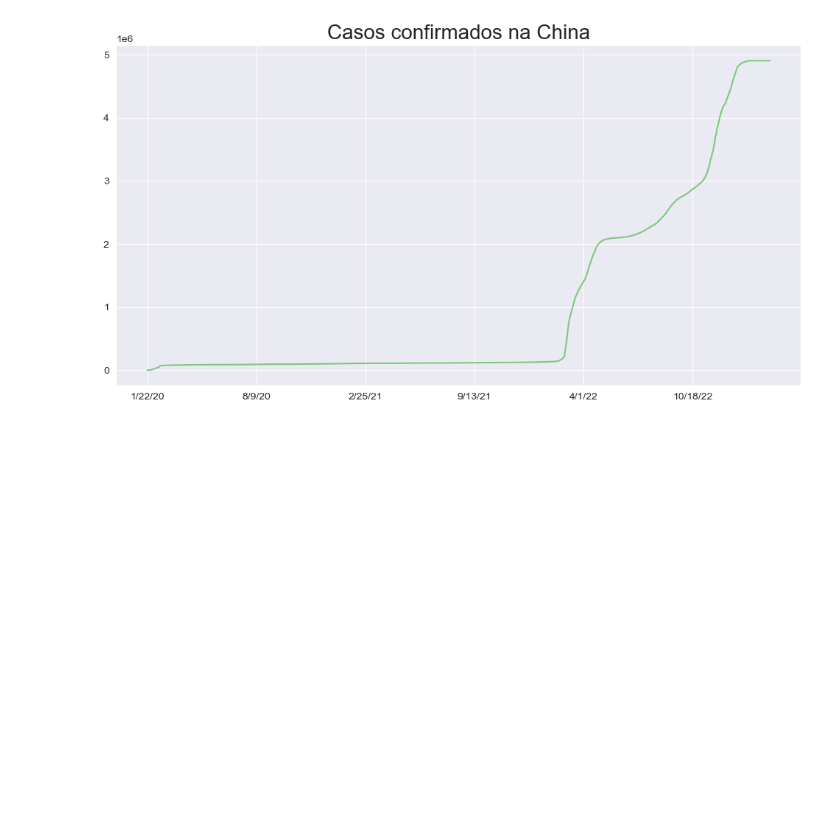
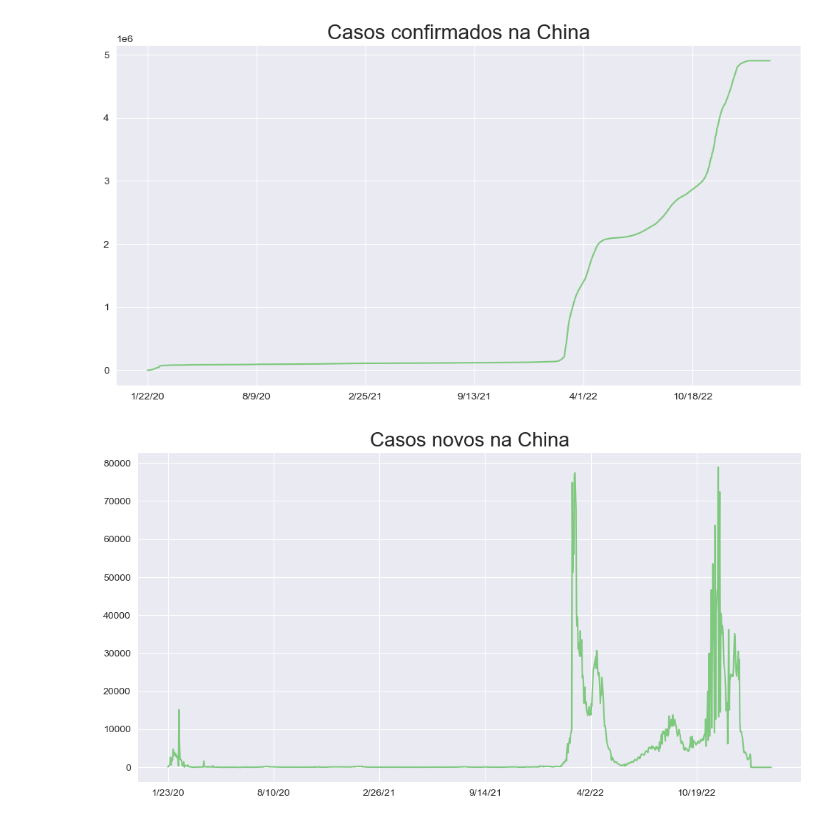
Before and after one commit to ledsouza/Covid19, a Jupyter notebook: eda_covid19.ipynb, the cells around one changed output. Drawn from its saved outputs; the diff is of its cells as text; code cells hidden in the pictures; blank space fills up the shorter version.

```diff
--- a/eda_covid19.ipynb
+++ b/eda_covid19.ipynb
@@ -89,3 +89,11 @@ plt.title('Casos confirmados na China', fontsize = 20)
 plt.show()
 # %% [output]
 [figure]
+# %%
+plt.figure(figsize = (12, 6))
+new_cases_china = confirmed_by_country.loc['China'][2:].diff().dropna()
+new_cases_china.plot()
+plt.title('Casos novos na China', fontsize = 20)
+plt.show()
+# %% [output]
+[figure, added]
```
Also changed, not shown: parts of 8 cells of this notebook, 1 other file.
